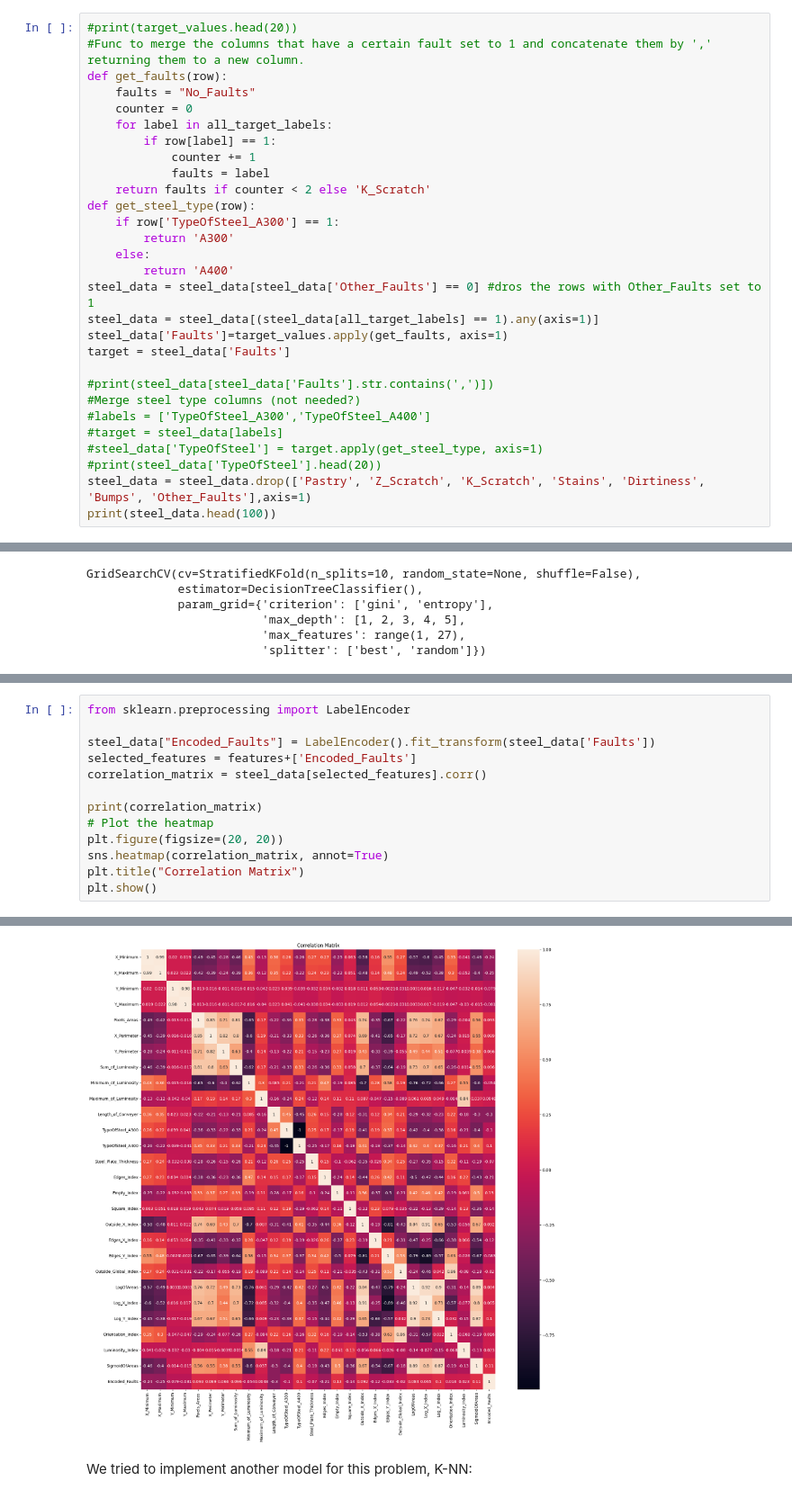
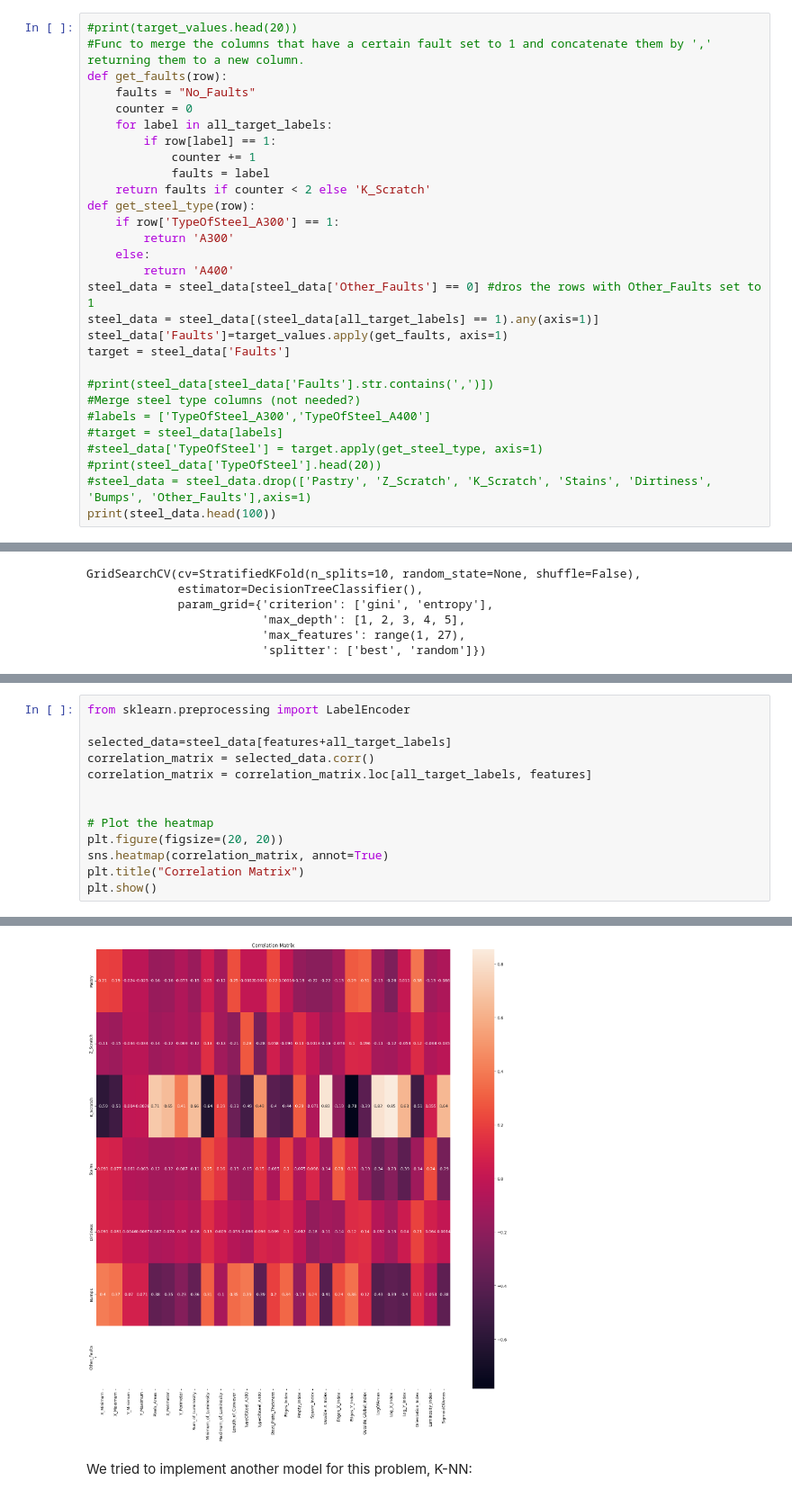
Before and after one commit to Onso37/ia-proj2, a Jupyter notebook: ia-proj2.ipynb, the cells around one changed output, grey strips where cells are left out. Shown at 90% size. Drawn from its saved outputs; the diff is of its cells as text.

Commit message:
correlation matrix

```diff
--- a/ia-proj2.ipynb
+++ b/ia-proj2.ipynb
@@ -109,7 +109,7 @@ target = steel_data['Faults']
 #target = steel_data[labels]
 #steel_data['TypeOfSteel'] = target.apply(get_steel_type, axis=1)
 #print(steel_data['TypeOfSteel'].head(20))
-steel_data = steel_data.drop(['Pastry', 'Z_Scratch', 'K_Scratch', 'Stains', 'Dirtiness', 'Bumps', 'Other_Faults'],axis=1)
+#steel_data = steel_data.drop(['Pastry', 'Z_Scratch', 'K_Scratch', 'Stains', 'Dirtiness', 'Bumps', 'Other_Faults'],axis=1)
 print(steel_data.head(100))
 # %% [output]
      X_Minimum  X_Maximum  Y_Minimum  Y_Maximum  Pixels_Areas  X_Perimeter  \
@@ -368,11 +368,11 @@ Best parameters: {'criterion': 'gini', 'max_depth': 5, 'max_features': 17, 'spli
 # %%
 from sklearn.preprocessing import LabelEncoder
 
-steel_data["Encoded_Faults"] = LabelEncoder().fit_transform(steel_data['Faults'])
-selected_features = features+['Encoded_Faults']
-correlation_matrix = steel_data[selected_features].corr()
+selected_data=steel_data[features+all_target_labels]
+correlation_matrix = selected_data.corr()
+correlation_matrix = correlation_matrix.loc[all_target_labels, features]
 
-print(correlation_matrix)
+
 # Plot the heatmap
 plt.figure(figsize=(20, 20))
 sns.heatmap(correlation_matrix, annot=True)
@@ -399,4 +382,4 @@ Encoded_Faults                 0.022578        0.111300        1.000000
-[figure, old version]
+[figure, new version]
 # %% [markdown]
 We tried to implement another model for this problem, K-NN:
 # %%
```
Also changed, not shown: parts of 5 cells of this notebook.
